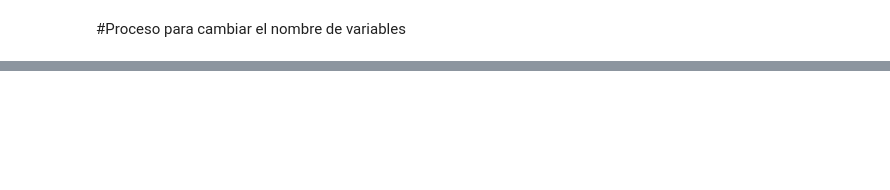
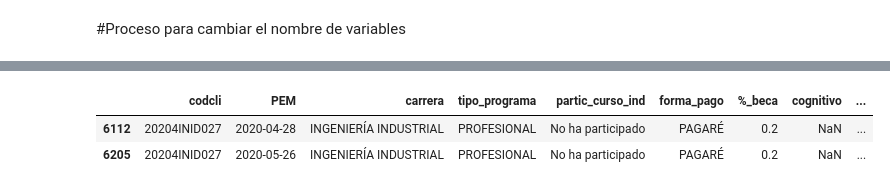
Before and after one commit to datascience-universe/desertion-project, a Jupyter notebook: Project.ipynb, the cells around one changed output, grey strips where cells are left out. Cells and saved outputs as stored; diff of their text form; code cells hidden in the pictures; blank space fills up the shorter version.

```diff
--- a/Project.ipynb
+++ b/Project.ipynb
@@ -222,0 +339,6 @@ g.add_legend()
+# %%
+#eliminar estudiante con el indice 5843
+
+#df_simplificado1[df_simplificado1['codcli'] == '20203TSRH207']
+
+df_simplificado1.drop(5843, inplace=True)
@@ -222,0 +350,15 @@ g.add_legend()
+# %%
+#eliminar estudiante con el indice 5843
+# 20205TSCG002     2
+# 20204INID027     2
+df_simplificado1[df_simplificado1['codcli'] == '20205TSCG002']
+df_simplificado1.drop(5862, inplace=True)
+# %%
+#eliminar estudiante con el indice 5843
+# 20204INID027     2
+
+df_simplificado1[df_simplificado1['codcli'] == '20204INID027']
+# %% [output]
+|  | codcli | PEM | carrera | tipo_programa | partic_curso_ind | forma_pago | %_beca | cognitivo | ... |
+| 6112 | 20204INID027 | 2020-04-28 | INGENIERÍA INDUSTRIAL | PROFESIONAL | No ha participado | PAGARÉ | 0.2 | NaN | ... |
+| 6205 | 20204INID027 | 2020-05-26 | INGENIERÍA INDUSTRIAL | PROFESIONAL | No ha participado | PAGARÉ | 0.2 | NaN | ... |
```
Also changed, not shown: parts of 35 cells of this notebook.
